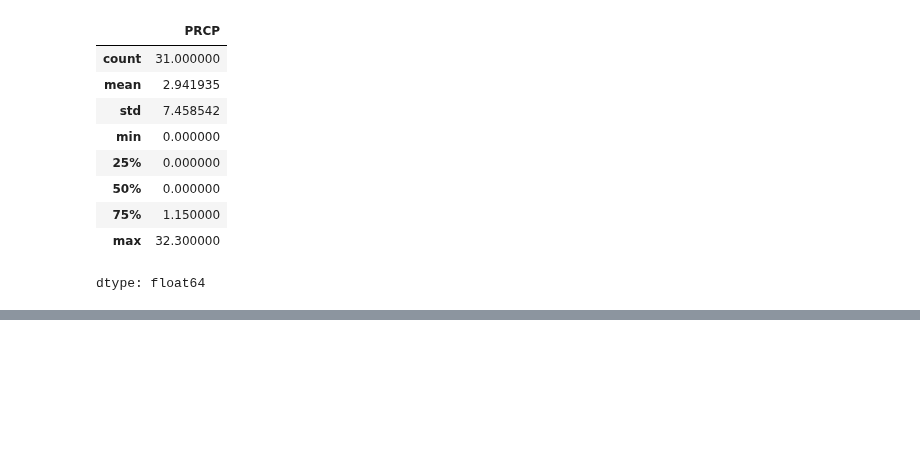
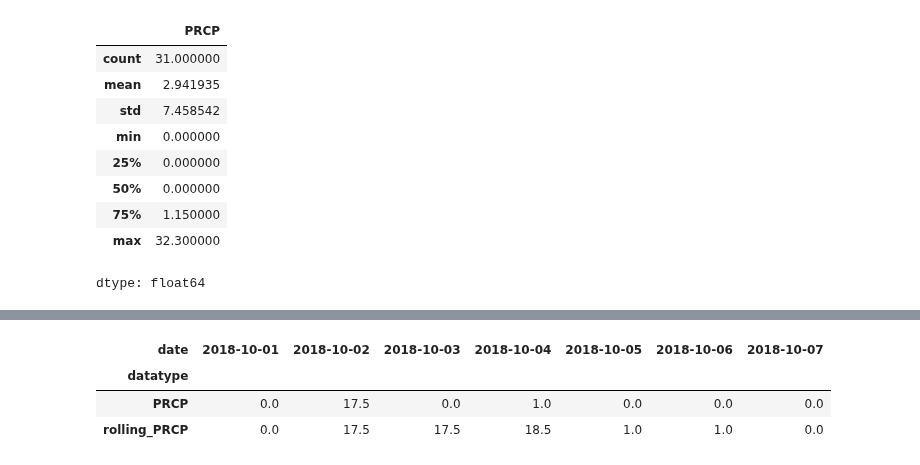
Before and after one commit to OfTheByteQuest/Data-Analytics-Learning-and-Projects, a Jupyter notebook: Chapter-4/Chapter_4.ipynb, the cells around one changed output, grey strips where cells are left out. Cells and saved outputs as stored; diff of their text form; code cells hidden in the pictures; blank space fills up the shorter version.

```diff
--- a/Chapter-4/Chapter_4.ipynb
+++ b/Chapter-4/Chapter_4.ipynb
@@ -1102,0 +1151,9 @@ np.float64(1.0)
+# %%
+central_park_weather.loc['2018-10'].assign(
+    rolling_PRCP = lambda x: x.PRCP.rolling('3D').sum()
+)[['PRCP', 'rolling_PRCP']].head(7).T
+# %% [output]
+| date | 2018-10-01 | 2018-10-02 | 2018-10-03 | 2018-10-04 | 2018-10-05 | 2018-10-06 | 2018-10-07 |
+| datatype |  |  |  |  |  |  |  |
+| PRCP | 0.0 | 17.5 | 0.0 | 1.0 | 0.0 | 0.0 | 0.0 |
+| rolling_PRCP | 0.0 | 17.5 | 17.5 | 18.5 | 1.0 | 1.0 | 0.0 |
```
Also changed, not shown: parts of 11 cells of this notebook.
